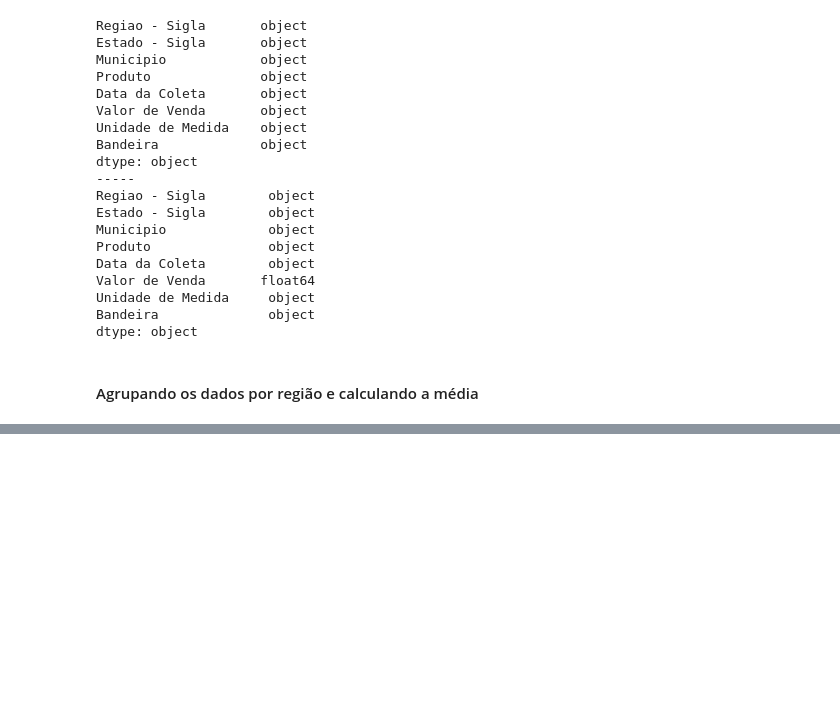
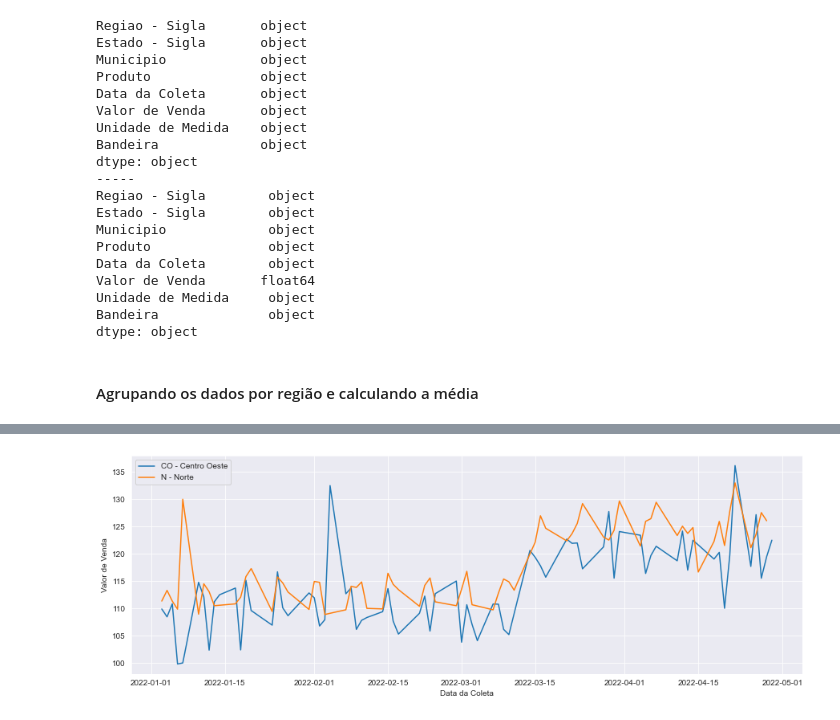
Before and after one commit to Prog-LucasAlves/Analise_Exploratoria_Dados, a Jupyter notebook: AED_03_GLP/glp.ipynb, the cells around one changed output, grey strips where cells are left out. Cells and saved outputs as stored; diff of their text form; code cells hidden in the pictures; blank space fills up the shorter version.

```diff
--- a/AED_03_GLP/glp.ipynb
+++ b/AED_03_GLP/glp.ipynb
@@ -105,0 +162,34 @@ data_group_regiao = data_group_regiao.rename_axis('Regiao - Sigla').reset_index(
+# %%
+data_regiao_data = data_group_regiao = round(data_glp.groupby(['Regiao - Sigla','Data da Coleta']).mean(),2)
+data_regiao_data = data_regiao_data.reset_index()
+data_regiao_data.rename(columns={'Regiao - Sigla': 'Regiao'}, inplace=True)
+
+#
+data_regiao_data_co = data_regiao_data.query('Regiao == "CO"')
+data_regiao_data_co['Data da Coleta'] = pd.to_datetime(data_regiao_data_co['Data da Coleta'], format="%d/%m/%Y")
+data_regiao_data_co.set_index('Data da Coleta', inplace=True)
+
+#
+data_regiao_data_n = data_regiao_data.query('Regiao == "N"')
+data_regiao_data_n['Data da Coleta'] = pd.to_datetime(data_regiao_data_n['Data da Coleta'], format="%d/%m/%Y")
+data_regiao_data_n.set_index('Data da Coleta', inplace=True)
+
+#
+data_regiao_data_ne = data_regiao_data.query('Regiao == "N"')
+data_regiao_data_ne['Data da Coleta'] = pd.to_datetime(data_regiao_data_ne['Data da Coleta'], format="%d/%m/%Y")
+data_regiao_data_ne.set_index('Data da Coleta', inplace=True)
+
+#
+data_regiao_data_ne = data_regiao_data.query('Regiao == "N"')
+data_regiao_data_ne['Data da Coleta'] = pd.to_datetime(data_regiao_data_ne['Data da Coleta'], format="%d/%m/%Y")
+data_regiao_data_ne.set_index('Data da Coleta', inplace=True)
+
+sns.set_style('darkgrid')
+plt.figure(figsize=(15,5))
+sns.lineplot(data=data_regiao_data_co, x=data_regiao_data_co.index, y='Valor de Venda')
+sns.lineplot(data=data_regiao_data_n, x=data_regiao_data_n.index, y='Valor de Venda')
+sns.lineplot(data=data_regiao_data_ne, x=data_regiao_data_ne.index, y='Valor de Venda')
+plt.legend(['CO - Centro Oeste','N - Norte','NE - Nordeste','S - Sul','SE - Sudeste'])
+plt.show()
+# %% [output]
+[figure, added]
```
Also changed, not shown: parts of 14 cells of this notebook, 4 other files.
